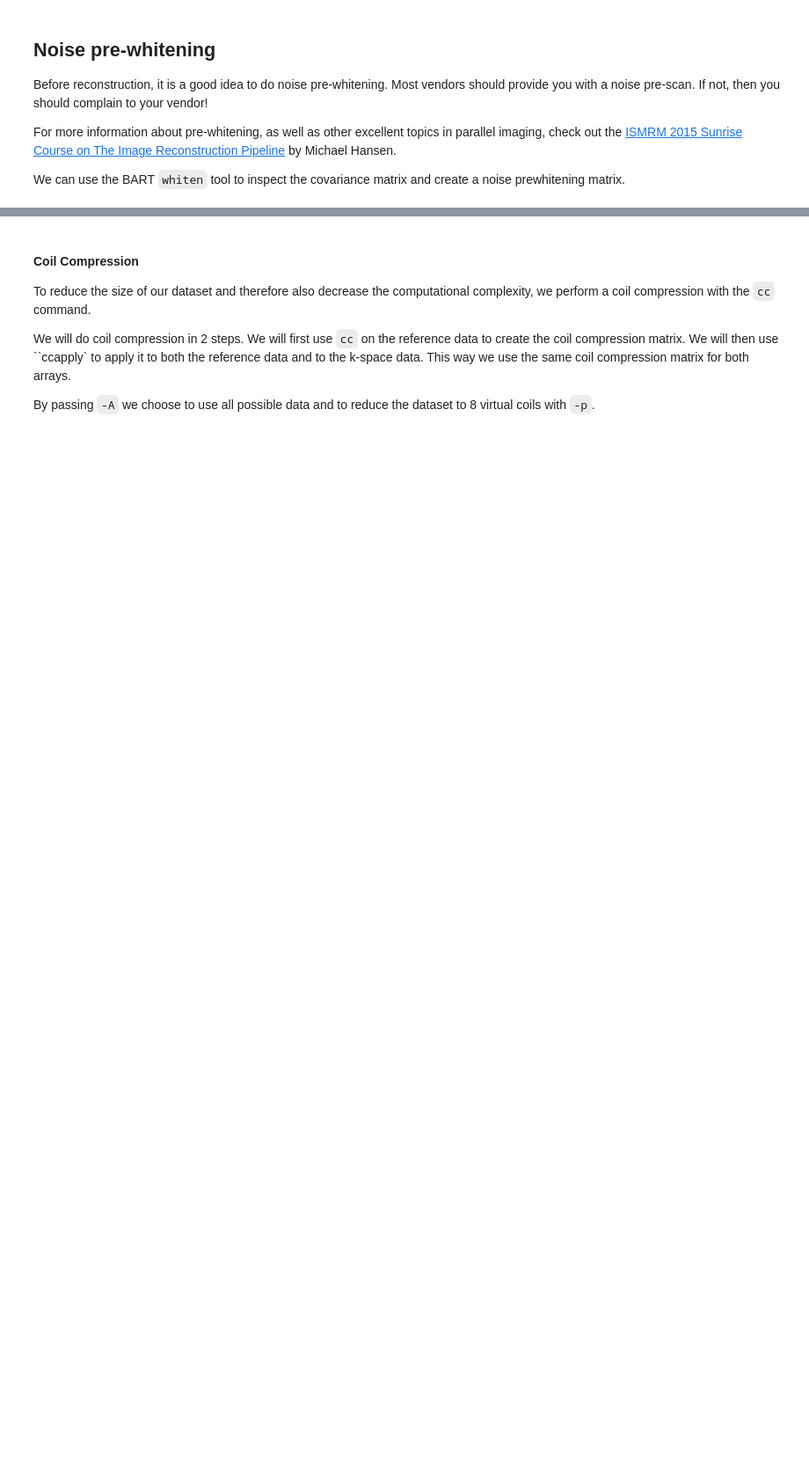
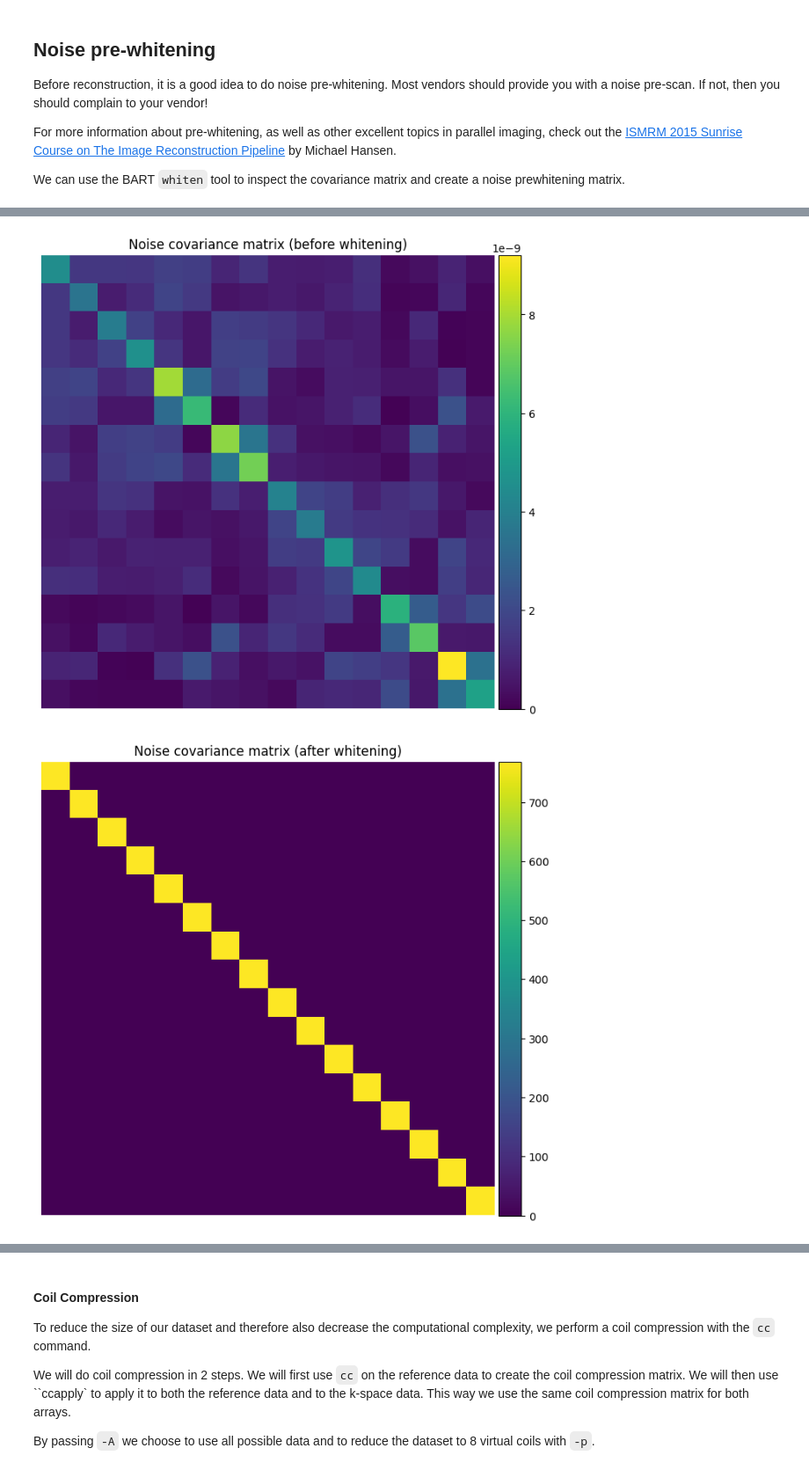
Before and after one commit to mrirecon/bart-workshop, a Jupyter notebook: dach_ismrm2025/introduction/introduction.ipynb, the cells around one changed output, grey strips where cells are left out. Shown at 88% size. Saved outputs shown, nothing was run; the diff lists cells and outputs as text; code cells hidden in the pictures; blank space fills up the shorter version.

```diff
--- a/dach_ismrm2025/introduction/introduction.ipynb
+++ b/dach_ismrm2025/introduction/introduction.ipynb
@@ -671,8 +635,14 @@ bart(0, 'whiten -h')
 # %%
-noise_cov = np.conj(noise.squeeze()).T @ noise.squeeze() / (noise.shape[0] - 1)
-bart_plot(noise_cov, cmap='viridis', vmin=0, title='Noise covariance matrix (before whitening)', fsize=8)
+! bart transpose 3 4 noise noiseT
+! bart fmac -C -s 1 noise noiseT - | bart squeeze - noise_cov
 
-noise_white = bart(1, 'whiten -n', noise, noise)
-noise_white_cov = np.conj(noise_white.squeeze()).T @ noise_white.squeeze() / (noise_white.shape[0] - 1)
-bart_plot(noise_white_cov, cmap='viridis', vmin=0, title='Noise covariance matrix (after whitening)', fsize=8)
+show_img(cfl.readcfl('noise_cov'), cmap='viridis', vmin=0, title='Noise covariance matrix (before whitening)', fsize=8)
+
+! bart whiten -n noise noise noise_white
+! bart transpose 3 4 noise_white noise_whiteT
+! bart fmac -C -s 1 noise_white noise_whiteT - | bart squeeze - noise_white_cov
+show_img(cfl.readcfl('noise_white_cov'), cmap='viridis', vmin=0, title='Noise covariance matrix (after whitening)', fsize=8)
+# %% [output]
+[figure, added]
+[figure, added]
 # %%
```
Also changed, not shown: parts of 26 cells of this notebook.
